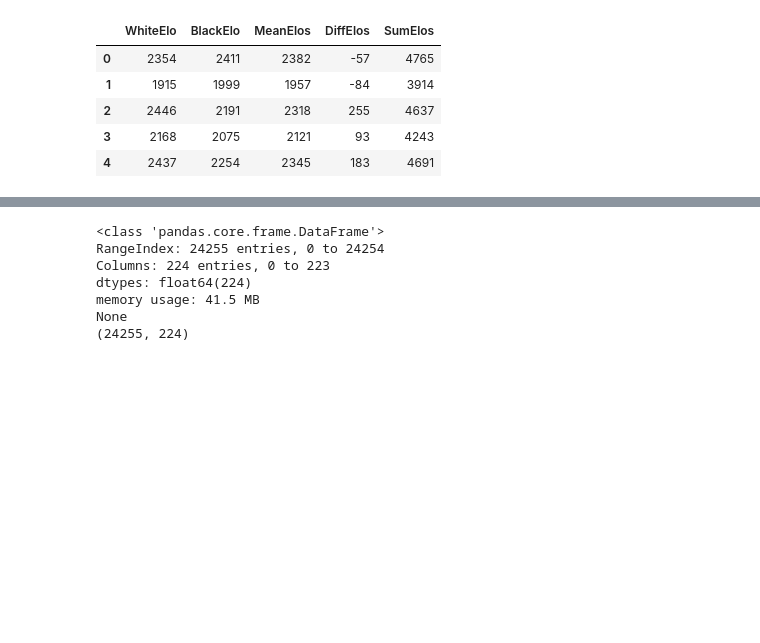
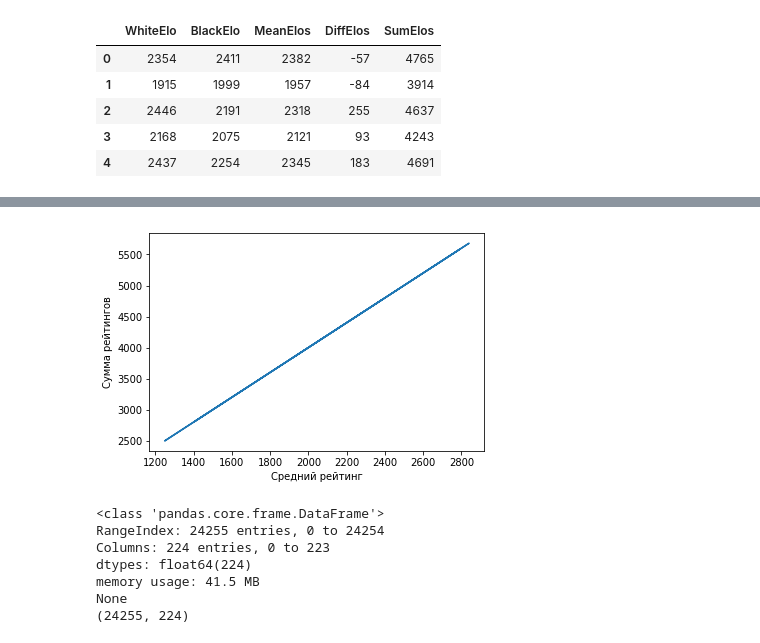
Before and after one commit to polinarod/PredictingRaitings, a Jupyter notebook: classifier.ipynb, the cells around one changed output, grey strips where cells are left out. Saved outputs shown, nothing was run; the diff lists cells and outputs as text; code cells hidden in the pictures; blank space fills up the shorter version.

```diff
--- a/classifier.ipynb
+++ b/classifier.ipynb
@@ -45,3 +38,10 @@ elos.head()
+# %%
+plt.plot(elos.MeanElos,elos.SumElos)
+plt.xlabel('Средний рейтинг')
+plt.ylabel('Сумма рейтингов')
+plt.show()
+# %% [output]
+[figure, added]
 # %%
 #features=pd.read_csv(r'C:\Users\Asus\PredictingRatings\data\features.csv')
 features=pd.read_csv(r'C:\Users\vznam\Downloads\PredictingRatings-master\data\features_new.csv')
```
Also changed, not shown: parts of 4 cells of this notebook, 6 other files.
